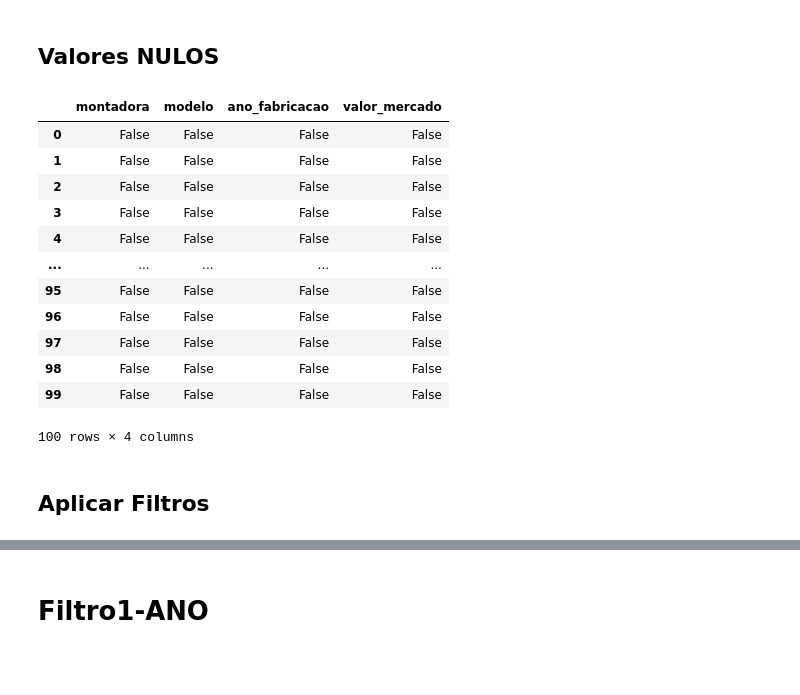
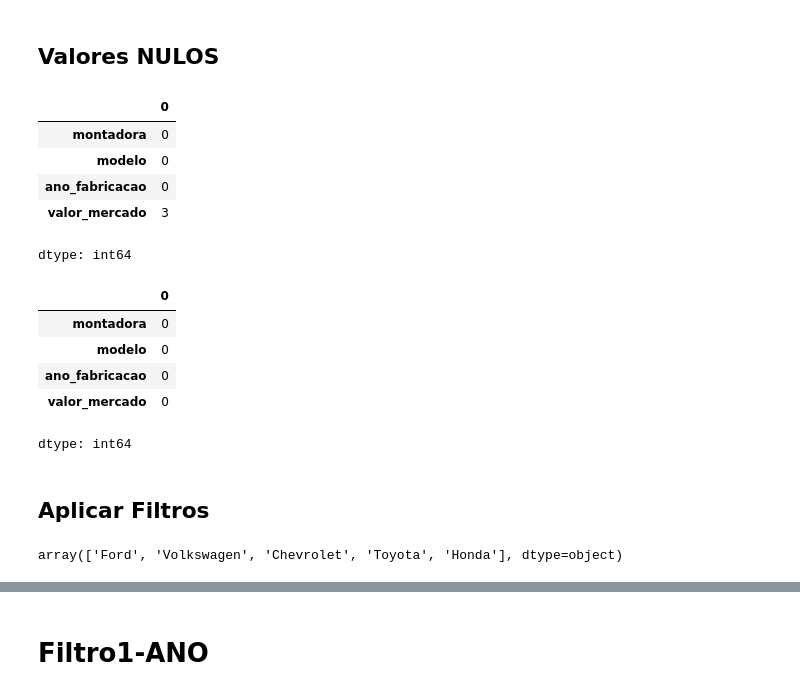
Before and after one commit to dev-alini/AlineJSantos.github.io, a Jupyter notebook: Curso_Pandas_CDB.ipynb, the cells around one changed output, grey strips where cells are left out. Saved outputs shown, nothing was run; the diff lists cells and outputs as text; code cells hidden in the pictures; blank space fills up the shorter version.

```diff
--- a/Curso_Pandas_CDB.ipynb
+++ b/Curso_Pandas_CDB.ipynb
@@ -165,18 +165,11 @@ dtype: float64
 # %% [markdown]
 ## **Valores NULOS**
 # %%
-dados.isnull()
+dados.isnull().sum()
 # %% [output]
-|  | montadora | modelo | ano_fabricacao | valor_mercado |
-| 0 | False | False | False | False |
-| 1 | False | False | False | False |
-| 2 | False | False | False | False |
-| 3 | False | False | False | False |
-| 4 | False | False | False | False |
-| ... | ... | ... | ... | ... |
-| 95 | False | False | False | False |
-| 96 | False | False | False | False |
-| 97 | False | False | False | False |
-| 98 | False | False | False | False |
-| 99 | False | False | False | False |
+|  | 0 |
+| montadora | 0 |
+| modelo | 0 |
+| ano_fabricacao | 0 |
+| valor_mercado | 3 |
-100 rows × 4 columns
+dtype: int64
@@ -183,2 +178,15 @@ dados.isnull()
+# %%
+dados.isnull().sum()
+# %% [output]
+|  | 0 |
+| montadora | 0 |
+| modelo | 0 |
+| ano_fabricacao | 0 |
+| valor_mercado | 0 |
+dtype: int64
 # %% [markdown]
 ## **Aplicar Filtros**
+# %%
+dados.montadora.unique()
+# %% [output]
+array(['Ford', 'Volkswagen', 'Chevrolet', 'Toyota', 'Honda'], dtype=object)
```
Also changed, not shown: parts of 11 cells of this notebook.
